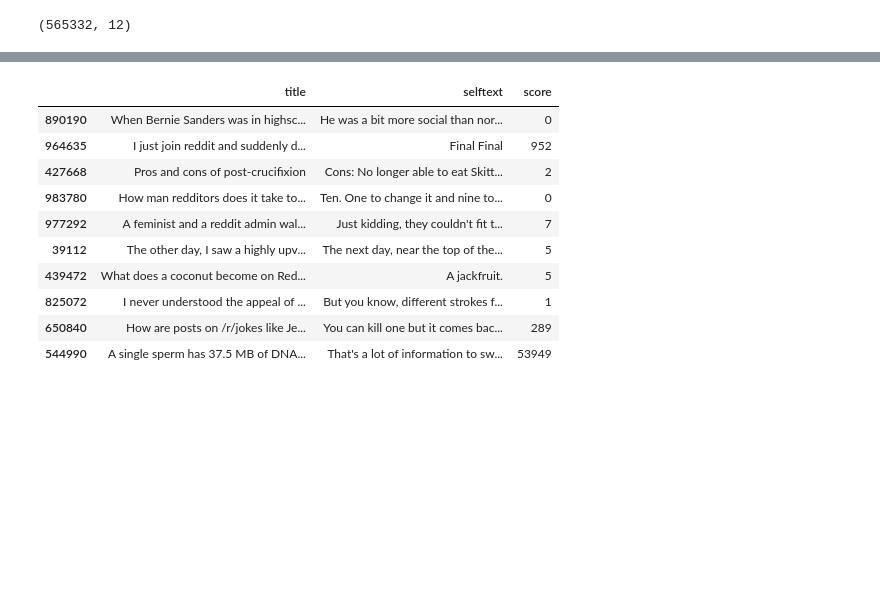
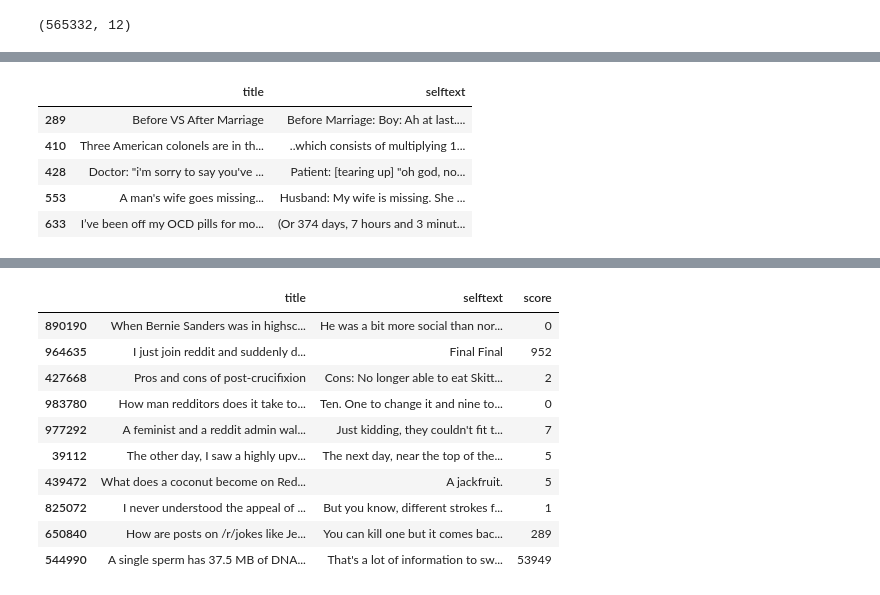
Before and after one commit to Pooret/jokes, a Jupyter notebook: data wrangling.ipynb, the cells around one changed output, grey strips where cells are left out. Cells and saved outputs as stored; diff of their text form; code cells hidden in the pictures; blank space fills up the shorter version.

```diff
--- a/data wrangling.ipynb
+++ b/data wrangling.ipynb
@@ -263,0 +207,26 @@ print(f"{len(df_cleaned[~neg_class])} samples match")
+# %%
+# escape characters
+PATTERN = r"(?a)\n"
+
+# get examples of instances containing pattern
+print("samples instances containing pattern :")
+html_idx = df_cleaned[df_cleaned['selftext'].str.contains(PATTERN, regex=True)].index
+display(df_cleaned.loc[html_idx][['title', 'selftext']].head())
+
+# see changes
+print("transformed instances")
+df_cleaned[['title', 'selftext']] = df_cleaned[['title', 'selftext']].applymap(lambda x: re.sub(PATTERN, " ", x))
+display(df_cleaned.loc[html_idx][['title', 'selftext']].head())
+# %%
+# removing html character references and escape characters
+PATTERN = r"(&\S+;)|(?a)\n"
+
+# get examples of instances containing pattern
+print("samples instances containing pattern :")
+html_idx = df_cleaned[df_cleaned['selftext'].str.contains(PATTERN, regex=True)].index
+display(df_cleaned.loc[html_idx][['title', 'selftext']].head())
+
+# see changes
+print("transformed instances")
+df_cleaned[['title', 'selftext']] = df_cleaned[['title', 'selftext']].applymap(lambda x: re.sub(PATTERN, " ", x))
+display(df_cleaned.loc[html_idx][['title', 'selftext']].head())
@@ -263,0 +258,13 @@ print(f"{len(df_cleaned[~neg_class])} samples match")
+# %%
+# user added brackets
+PATTERN = r"(\(.*?\))|(\[.*?\])|(\{.*?\})"
+
+brackets_idx = df_cleaned[df_cleaned['selftext'].str.contains(PATTERN, regex=True)].index
+df_cleaned.loc[brackets_idx][['title', 'selftext']].head()
+# %% [output]
+|  | title | selftext |
+| 289 | Before VS After Marriage | Before Marriage: Boy: Ah at last.... |
+| 410 | Three American colonels are in th... | ..which consists of multiplying 1... |
+| 428 | Doctor: "i'm sorry to say you've ... | Patient: [tearing up] "oh god, no... |
+| 553 | A man's wife goes missing... | Husband: My wife is missing. She ... |
+| 633 | I’ve been off my OCD pills for mo... | (Or 374 days, 7 hours and 3 minut... |
```
Also changed, not shown: parts of 41 cells of this notebook.
